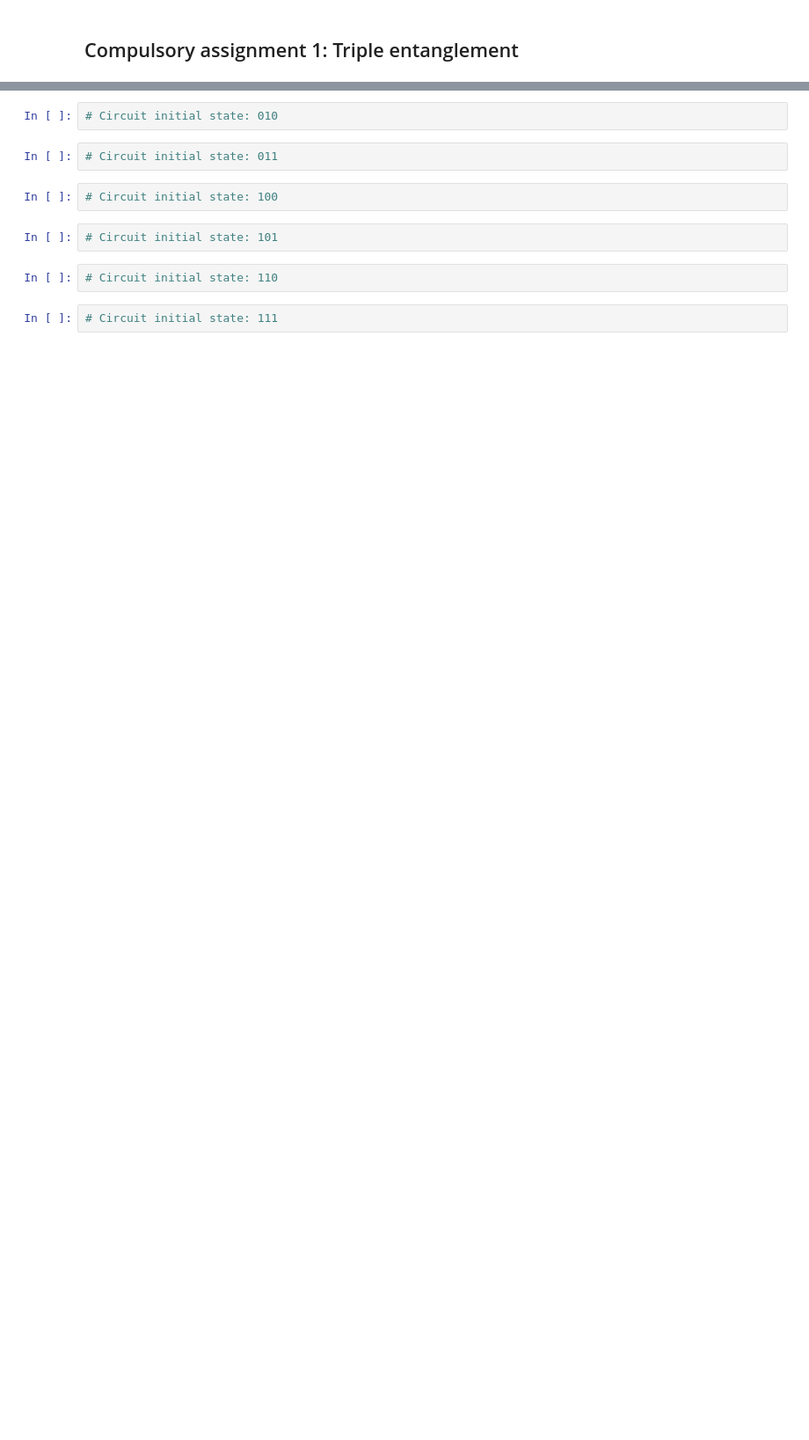
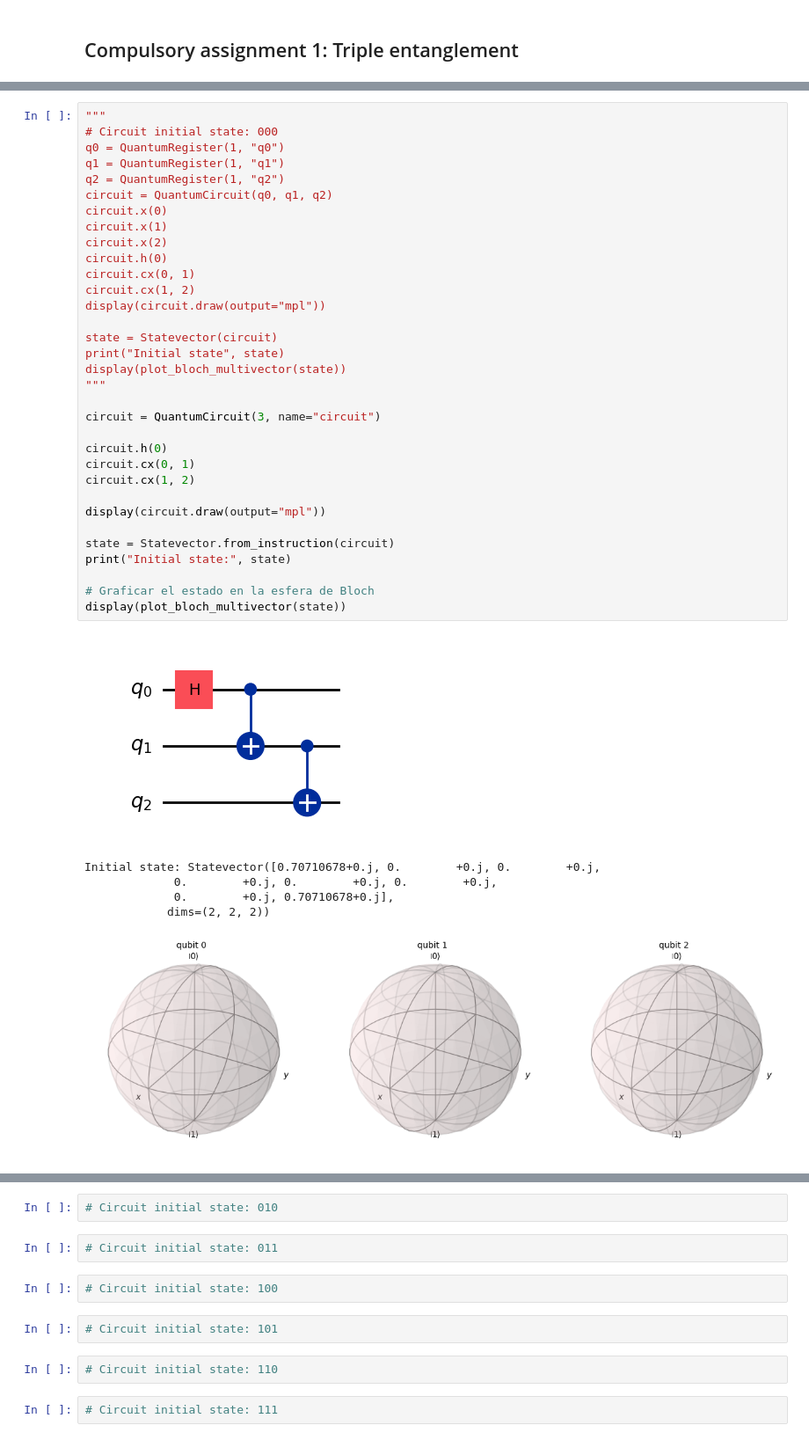
Before and after one commit to RafaDom02/PDGE, a Jupyter notebook: Practica 3/computacion_cuantica.ipynb, the cells around one changed output, grey strips where cells are left out. Shown: that part at 88% size. Cells and saved outputs as stored; diff of their text form; blank space fills up the shorter version.

```diff
--- a/Practica 3/computacion_cuantica.ipynb
+++ b/Practica 3/computacion_cuantica.ipynb
@@ -65 +101,41 @@ Quiskit version: 1.2.4
+# %%
+"""
+# Circuit initial state: 000
+q0 = QuantumRegister(1, "q0")
+q1 = QuantumRegister(1, "q1")
+q2 = QuantumRegister(1, "q2")
+circuit = QuantumCircuit(q0, q1, q2)
+circuit.x(0)
+circuit.x(1)
+circuit.x(2)
+circuit.h(0)
+circuit.cx(0, 1)
+circuit.cx(1, 2)
+display(circuit.draw(output="mpl"))
+
+state = Statevector(circuit)
+print("Initial state", state)
+display(plot_bloch_multivector(state))
+"""
+
+circuit = QuantumCircuit(3, name="circuit")
+
+circuit.h(0)
+circuit.cx(0, 1)
+circuit.cx(1, 2)
+
+display(circuit.draw(output="mpl"))
+
+state = Statevector.from_instruction(circuit)
+print("Initial state:", state)
+
+# Graficar el estado en la esfera de Bloch
+display(plot_bloch_multivector(state))
+# %% [output]
+[figure, added]
+Initial state: Statevector([0.70710678+0.j, 0.        +0.j, 0.        +0.j,
+             0.        +0.j, 0.        +0.j, 0.        +0.j,
+             0.        +0.j, 0.70710678+0.j],
+            dims=(2, 2, 2))
+[figure, added]
 # %%
```
Also changed, not shown: parts of 15 cells of this notebook.
